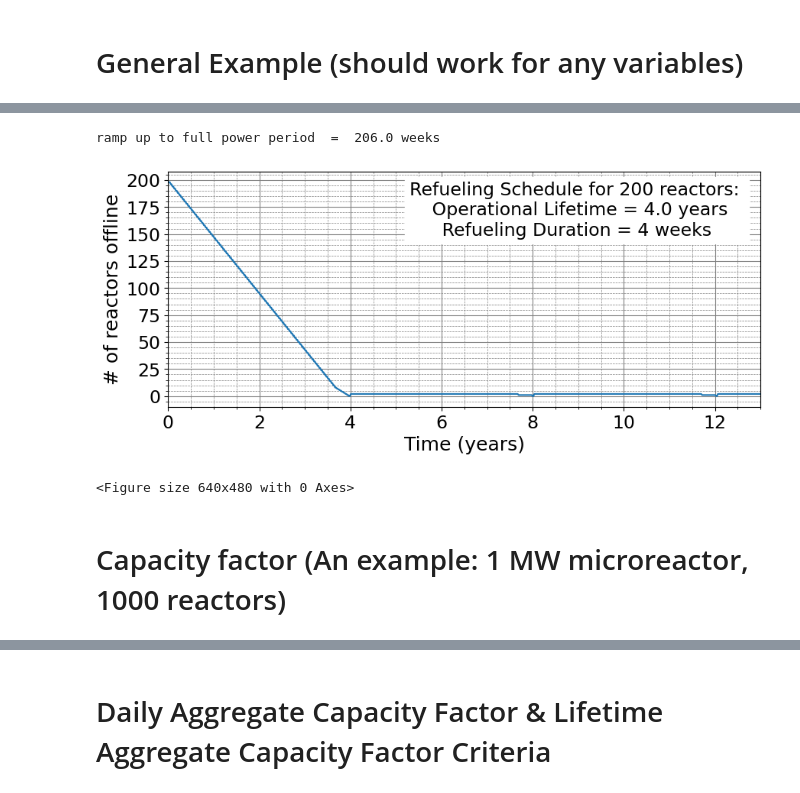
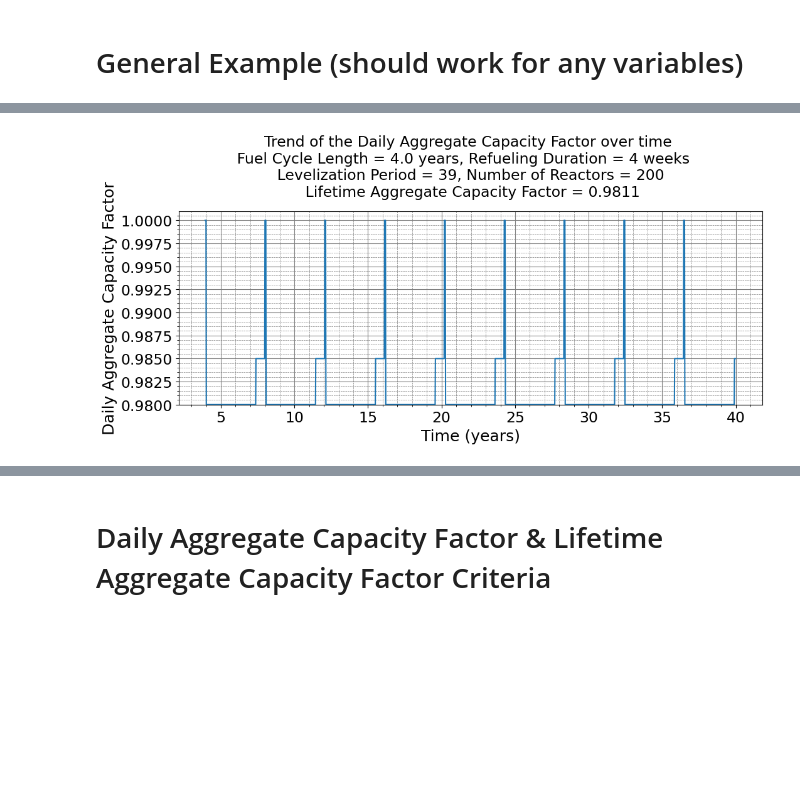
Before and after one commit to BotrosHanna-INL/nuc_DataCenters, a Jupyter notebook: reliability.ipynb, the cells around one changed output, grey strips where cells are left out. Cells and saved outputs as stored; diff of their text form; code cells hidden in the pictures; blank space fills up the shorter version.

```diff
--- a/reliability.ipynb
+++ b/reliability.ipynb
@@ -47,7 +56,7 @@ from schedule_mixed_reactor_optimizer import optimize_schedule
 # %%
 fig = plt.figure(figsize=(10, 3))
 power = 10 # MWe
-fuel_lifetime = int(np.ceil((2*365)/7))# (2 years) in weeks
+fuel_lifetime = int(np.ceil((4*365)/7))# (4 years) in weeks
 refueling_period = 4 # 4 weeks
 levelization_period = int((40*365)/7) # weeks
 inital_delay = 0
@@ -63,7 +72,7 @@ for time in range(1, levelization_period+1):
 
 
 plt.plot((np.array(t_list))/52.1429, P_list)
-plt.xlim(0, 6)
+plt.xlim(0, 13)
 plt.ylim(0, 1.05*power)
 plt.xlabel('Time (years)', fontsize=18)
 plt.ylabel('Power', fontsize=18)
@@ -80,7 +89,7 @@ plt.xticks(fontsize=17)
 # plt.title(f"Refueling schedule for a Single Reactor \n Fuel Lifetime = {int(np.round(fuel_lifetime/52.1429, 1))} Years, \
 # Refueling Duration = {refueling_period} Weeks  \n",  fontsize=18)
 
-plt.savefig(f'schedule.png', bbox_inches='tight')
+plt.savefig('results/schedule.png', bbox_inches='tight')
 
 # plt.show()
 # %% [output]
@@ -165,7 +175,8 @@ for i in range(len(initial_delay_list)):
 
     plt.plot(np.array(t_list)/52.1429, P_list, label = f"reactor # {i+1}")
     # plt.legend( loc='lower right' , fontsize=15)
-    plt.xlim(0, 6)
+    plt.xlim(0, 13)
+
 
     plt.xlabel('Time (years)', fontsize= 18)
     plt.ylabel('Power', fontsize=18)
@@ -180,7 +191,7 @@ plt.yticks(fontsize=17)
 plt.xticks(fontsize=17)
 plt.gca().yaxis.set_major_locator(plt.NullLocator())
 
-plt.savefig(f'schedule_4.png', bbox_inches='tight')
+plt.savefig('results/schedule_4.png', bbox_inches='tight')
 
 plt.show()
 
@@ -282,48 +301,32 @@ ramp up to full power period  =  12.0 weeks
 # %%
-fig = plt.figure(figsize=(10, 4))
-num_reactors = 200
-schedule = calculate_schedule_multiple_reactors_weeks_approach(fuel_lifetime, refueling_period, num_reactors, power1, levelization_period)
-times =  schedule[0]
-powers =  schedule[1]
-
-# Here we assume a microreactor
-fuel_lifetime = fuel_cycle_length(20)
-refueling_period =  refueling_duration_estimate(20)
+fig = plt.figure(figsize=(12, 4))
 
 
-P_list_tot_array = (np.vstack(powers))
+capacity_factor_results = capacity_factor_weeks_approach(fuel_lifetime , refueling_period, num_reactors, power1,levelization_period , power1*num_reactors)
+capacity_factor_results_time = capacity_factor_results[0]
+capacity_factor_results_CF = capacity_factor_results[1]
+capacity_factor_results_lifetime = capacity_factor_results[2]
 
-reactors_down_list = []
-for n in range(P_list_tot_array.shape[1]):
-    arr = P_list_tot_array[:,n]
-    reactors_down_list.append(np.count_nonzero(arr==0))
-
-
-plt.plot(np.array(times)/52.1428,  reactors_down_list)
-# plt.yscale('log')
+plt.plot(np.array(capacity_factor_results_time)/52.1428571429  , capacity_factor_results_CF)
 
 plt.xlabel('Time (years)', fontsize=18)
-plt.ylabel('# of reactors offline', fontsize=18)
+plt.ylabel('Daily Aggregate Capacity Factor', fontsize=18)
 
-plt.title(f"Refueling Schedule for {num_reactors} reactors: \n Operational Lifetime = {np.ceil(fuel_lifetime/52.1429)} years\n Refueling Duration = {refueling_period} weeks ", fontsize= 17,\
-    x=0.69, y=0.7, backgroundcolor='white')
-
+plt.title(f"Trend of the Daily Aggregate Capacity Factor over time \n Fuel Cycle Length = {np.ceil(fuel_lifetime/52.1429)} years, Refueling Duration = {refueling_period} weeks\
+    \n Levelization Period = {int(levelization_period/52.1429)}, Number of Reactors = {num_reactors} \n Lifetime Aggregate Capacity Factor = {np.round(capacity_factor_results_lifetime,4)}", fontsize= 17,\
+    x=0.5, y= 1.05, backgroundcolor='white')
 
 plt.grid(which='major', color='grey', linewidth=0.8)
 plt.grid(which='minor', color='grey', linestyle='dashed', linewidth=0.5)
-plt.yticks(fontsize=17)
-plt.xticks(fontsize=17)
+plt.yticks(fontsize= 17)
+plt.xticks(fontsize= 17)
+
+# plt.xlim(0, 13) #
+plt.ylim(0.98, 1.001)
 
 plt.minorticks_on()
-plt.xlim(0, 13) #
-# plt.ylim(0, 5)#num_reactors)
+plt.savefig(f'results/capacity_factor_200_offline.png', bbox_inches='tight')
 
-print( "ramp up to full power period  = ", schedule[2], "weeks")
 plt.show()
-plt.savefig(f'Num_reactors_Down_1000.png', bbox_inches='tight')
 # %% [output]
-ramp up to full power period  =  206.0 weeks
-[figure, old version]
+[figure, new version]
-<Figure size 640x480 with 0 Axes>
-# %% [markdown]
-# Capacity factor (An example: 1 MW microreactor, 1000 reactors)
```
Also changed, not shown: parts of 16 cells of this notebook, 44 other files.
